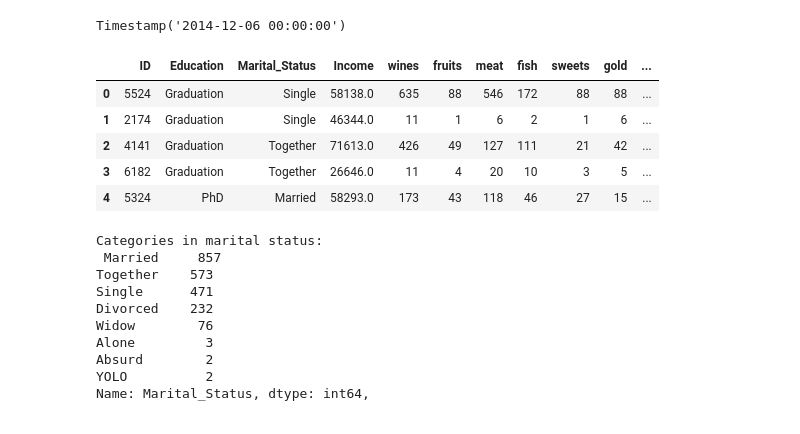
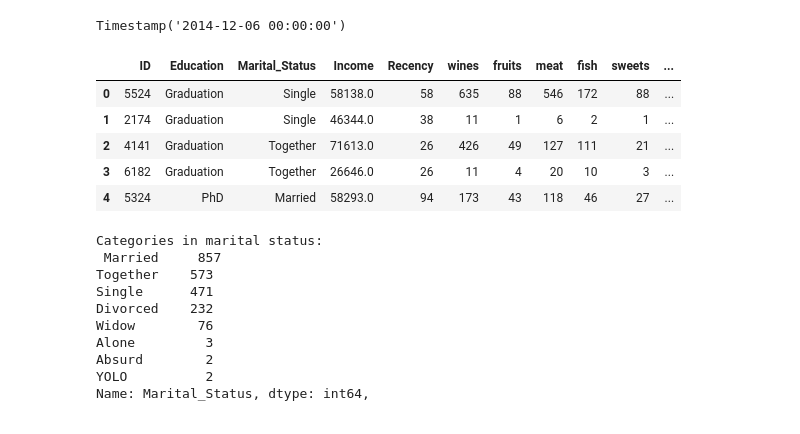
Before and after one commit to toludoyin/30-days-of-data-science, a Jupyter notebook: kmeans_clustering.ipynb, the cells around one changed output. Drawn from its saved outputs; the diff is of its cells as text; code cells hidden in the pictures.

```diff
--- a/kmeans_clustering.ipynb
+++ b/kmeans_clustering.ipynb
@@ -36,7 +34,7 @@ warnings.filterwarnings('ignore')
 pd.set_option('display.max_columns', None)
 pd.set_option('display.max_rows', None)
 # %%
-df = pd.read_csv('marketing_campaign.csv', sep = '\t')
+df = pd.read_csv('dataset/marketing_campaign.csv', sep = '\t')
 df.head()
 # %% [output]
 |  | ID | Year_Birth | Education | Marital_Status | Income | Kidhome | Teenhome | Dt_Customer | Recency | ... |
@@ -153,39 +151,39 @@ Timestamp('2014-12-06 00:00:00')
 # %%
 # create new column '2014' to get year since enrolled
 df['2014'] ='2014-12-31'
 df['2014'] = pd.to_datetime(df['2014'])
 df['customers_engagement'] = (df['2014'].dt.year) - (df['Dt_Customer'].dt.year)
 
 # customers age
 df['age'] = 2014 - df['Year_Birth']
 
 # number of kids
 df['kids'] = df['Kidhome'] + df['Teenhome']
 
 # total amount spent
 df['total_amount_spent'] = df['MntWines'] + df['MntFruits']\
     + df['MntMeatProducts'] + df['MntFishProducts']\
     + df['MntSweetProducts'] + df['MntGoldProds']
 
 # rename product name
 df = df.rename(columns ={'MntWines': 'wines', 'MntFruits':'fruits','MntMeatProducts':'meat','MntFishProducts':'fish',\
     'MntSweetProducts':'sweets','MntGoldProds':'gold'})
 
 # delete redundant columns to reduce complexity on model
 df.drop(['Year_Birth', 'Dt_Customer', 'Kidhome', 'Teenhome','AcceptedCmp3',\
          'AcceptedCmp1', 'AcceptedCmp2', 'AcceptedCmp4', 'AcceptedCmp5',\
          'NumWebPurchases', 'NumCatalogPurchases', 'NumStorePurchases',\
          'NumDealsPurchases', 'NumWebVisitsMonth', '2014', 'Complain',\
-         'Response', 'Recency'], axis = 1, inplace = True)
+         'Response'], axis = 1, inplace = True)
 
 df.head()
 # %% [output]
-|  | ID | Education | Marital_Status | Income | wines | fruits | meat | fish | sweets | gold | ... |
-| 0 | 5524 | Graduation | Single | 58138.0 | 635 | 88 | 546 | 172 | 88 | 88 | ... |
-| 1 | 2174 | Graduation | Single | 46344.0 | 11 | 1 | 6 | 2 | 1 | 6 | ... |
-| 2 | 4141 | Graduation | Together | 71613.0 | 426 | 49 | 127 | 111 | 21 | 42 | ... |
-| 3 | 6182 | Graduation | Together | 26646.0 | 11 | 4 | 20 | 10 | 3 | 5 | ... |
-| 4 | 5324 | PhD | Married | 58293.0 | 173 | 43 | 118 | 46 | 27 | 15 | ... |
+|  | ID | Education | Marital_Status | Income | Recency | wines | fruits | meat | fish | sweets | ... |
+| 0 | 5524 | Graduation | Single | 58138.0 | 58 | 635 | 88 | 546 | 172 | 88 | ... |
+| 1 | 2174 | Graduation | Single | 46344.0 | 38 | 11 | 1 | 6 | 2 | 1 | ... |
+| 2 | 4141 | Graduation | Together | 71613.0 | 26 | 426 | 49 | 127 | 111 | 21 | ... |
+| 3 | 6182 | Graduation | Together | 26646.0 | 26 | 11 | 4 | 20 | 10 | 3 | ... |
+| 4 | 5324 | PhD | Married | 58293.0 | 94 | 173 | 43 | 118 | 46 | 27 | ... |
 # %%
 # count of marital and education status
 print(f'Categories in marital status:\n {df["Marital_Status"].value_counts()},\n')
```
Also changed, not shown: parts of 9 cells of this notebook.
